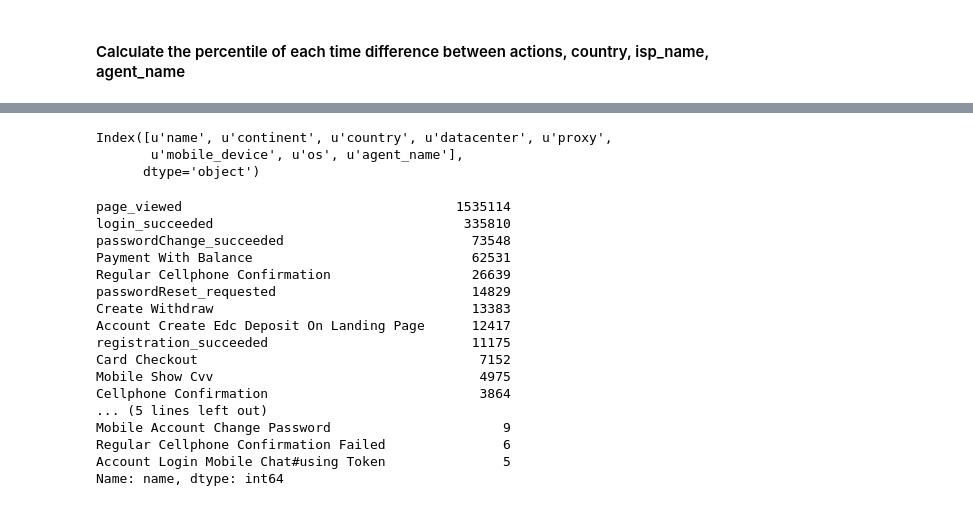
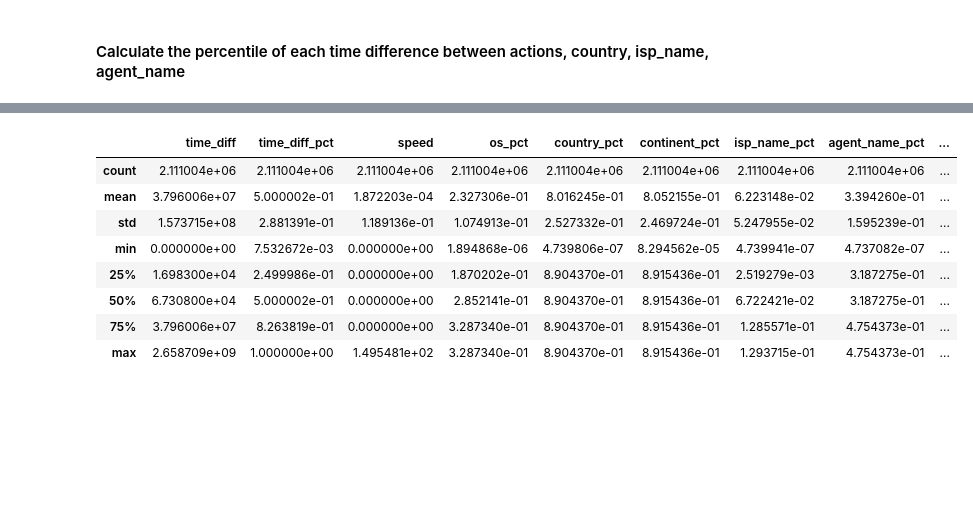
Before and after one commit to nadapzy/newcastle, a Jupyter notebook: newcastle.ipynb, the cells around one changed output, grey strips where cells are left out. Saved outputs shown, nothing was run; the diff lists cells and outputs as text; code cells hidden in the pictures; blank space fills up the shorter version.

```diff
--- a/newcastle.ipynb
+++ b/newcastle.ipynb
@@ -94,26 +133,12 @@ df_model=df_model.drop(['l','city','isp_name'],axis=1)
 # %%
-df_model.columns
+df_model.describe()
 # %% [output]
-Index([u'name', u'continent', u'country', u'datacenter', u'proxy',
-       u'mobile_device', u'os', u'agent_name'],
-      dtype='object')
+|  | time_diff | time_diff_pct | speed | os_pct | country_pct | continent_pct | isp_name_pct | agent_name_pct | ... |
+| count | 2.111004e+06 | 2.111004e+06 | 2.111004e+06 | 2.111004e+06 | 2.111004e+06 | 2.111004e+06 | 2.111004e+06 | 2.111004e+06 | ... |
+| mean | 3.796006e+07 | 5.000002e-01 | 1.872203e-04 | 2.327306e-01 | 8.016245e-01 | 8.052155e-01 | 6.223148e-02 | 3.394260e-01 | ... |
+| std | 1.573715e+08 | 2.881391e-01 | 1.189136e-01 | 1.074913e-01 | 2.527332e-01 | 2.469724e-01 | 5.247955e-02 | 1.595239e-01 | ... |
+| min | 0.000000e+00 | 7.532672e-03 | 0.000000e+00 | 1.894868e-06 | 4.739806e-07 | 8.294562e-05 | 4.739941e-07 | 4.737082e-07 | ... |
+| 25% | 1.698300e+04 | 2.499986e-01 | 0.000000e+00 | 1.870202e-01 | 8.904370e-01 | 8.915436e-01 | 2.519279e-03 | 3.187275e-01 | ... |
+| 50% | 6.730800e+04 | 5.000002e-01 | 0.000000e+00 | 2.852141e-01 | 8.904370e-01 | 8.915436e-01 | 6.722421e-02 | 3.187275e-01 | ... |
+| 75% | 3.796006e+07 | 8.263819e-01 | 0.000000e+00 | 3.287340e-01 | 8.904370e-01 | 8.915436e-01 | 1.285571e-01 | 4.754373e-01 | ... |
+| max | 2.658709e+09 | 1.000000e+00 | 1.495481e+02 | 3.287340e-01 | 8.904370e-01 | 8.915436e-01 | 1.293715e-01 | 4.754373e-01 | ... |
-# %%
-df.name.value_counts()
-# %% [output]
-page_viewed                                   1535114
-login_succeeded                                335810
-passwordChange_succeeded                        73548
-Payment With Balance                            62531
-Regular Cellphone Confirmation                  26639
-passwordReset_requested                         14829
-Create Withdraw                                 13383
-Account Create Edc Deposit On Landing Page      12417
-registration_succeeded                          11175
-Card Checkout                                    7152
-Mobile Show Cvv                                  4975
-Cellphone Confirmation                           3864
-... (5 lines left out)
-Mobile Account Change Password                      9
-Regular Cellphone Confirmation Failed               6
-Account Login Mobile Chat#using Token               5
-Name: name, dtype: int64
```
Also changed, not shown: parts of 41 cells of this notebook.
